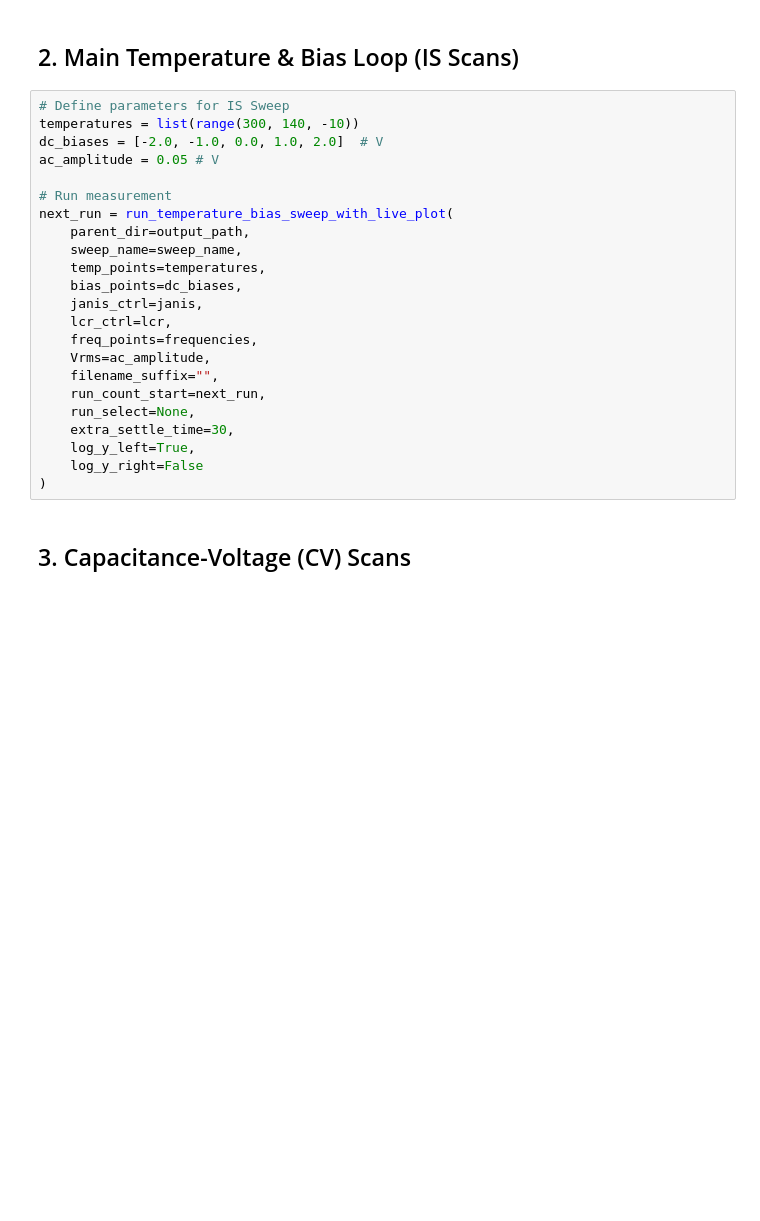
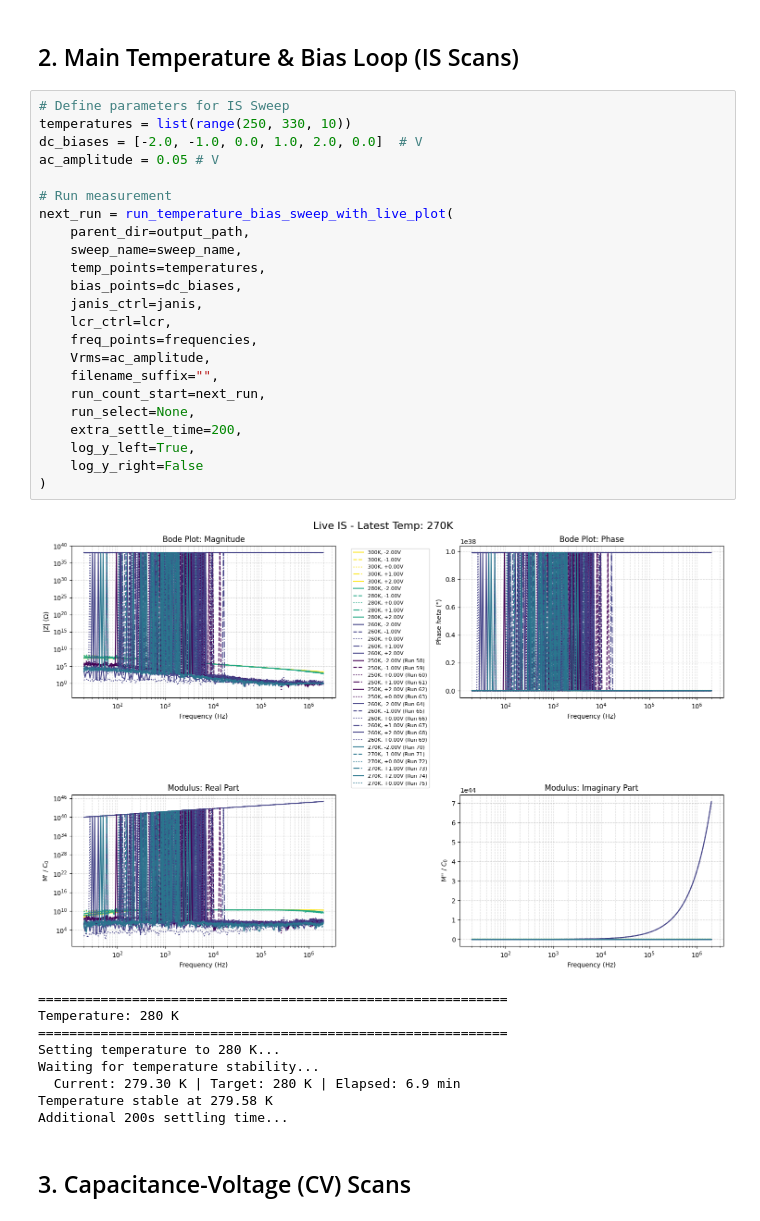
Before and after one commit to hc3413/Instrument_Control_Python, a Jupyter notebook: Jupyter Scripts/Agilent_Janis_Control.ipynb, the cells around one changed output. Cells and saved outputs as stored; diff of their text form; blank space fills up the shorter version.

```diff
--- a/Jupyter Scripts/Agilent_Janis_Control.ipynb
+++ b/Jupyter Scripts/Agilent_Janis_Control.ipynb
@@ -138,27 +171,37 @@ _ = run_temperature_bias_sweep_with_live_plot(
 ## 2. Main Temperature & Bias Loop (IS Scans)
 # %%
 # Define parameters for IS Sweep
-temperatures = list(range(300, 140, -10))
-dc_biases = [-2.0, -1.0, 0.0, 1.0, 2.0]  # V
+temperatures = list(range(250, 330, 10))
+dc_biases = [-2.0, -1.0, 0.0, 1.0, 2.0, 0.0]  # V
 ac_amplitude = 0.05 # V
 
 # Run measurement
 next_run = run_temperature_bias_sweep_with_live_plot(
     parent_dir=output_path,
     sweep_name=sweep_name,
     temp_points=temperatures,
     bias_points=dc_biases,
     janis_ctrl=janis,
     lcr_ctrl=lcr,
     freq_points=frequencies,
     Vrms=ac_amplitude,
     filename_suffix="",
     run_count_start=next_run,
     run_select=None,
-    extra_settle_time=30,
+    extra_settle_time=200,
     log_y_left=True,
     log_y_right=False
 )
+# %% [output]
+[figure, added]
+============================================================
+Temperature: 280 K
+============================================================
+Setting temperature to 280 K...
+Waiting for temperature stability...
+  Current: 279.30 K | Target: 280 K | Elapsed: 6.9 min
+Temperature stable at 279.58 K
+Additional 200s settling time...
 # %% [markdown]
 ## 3. Capacitance-Voltage (CV) Scans
 # %%
```
Also changed, not shown: parts of 5 cells of this notebook.
